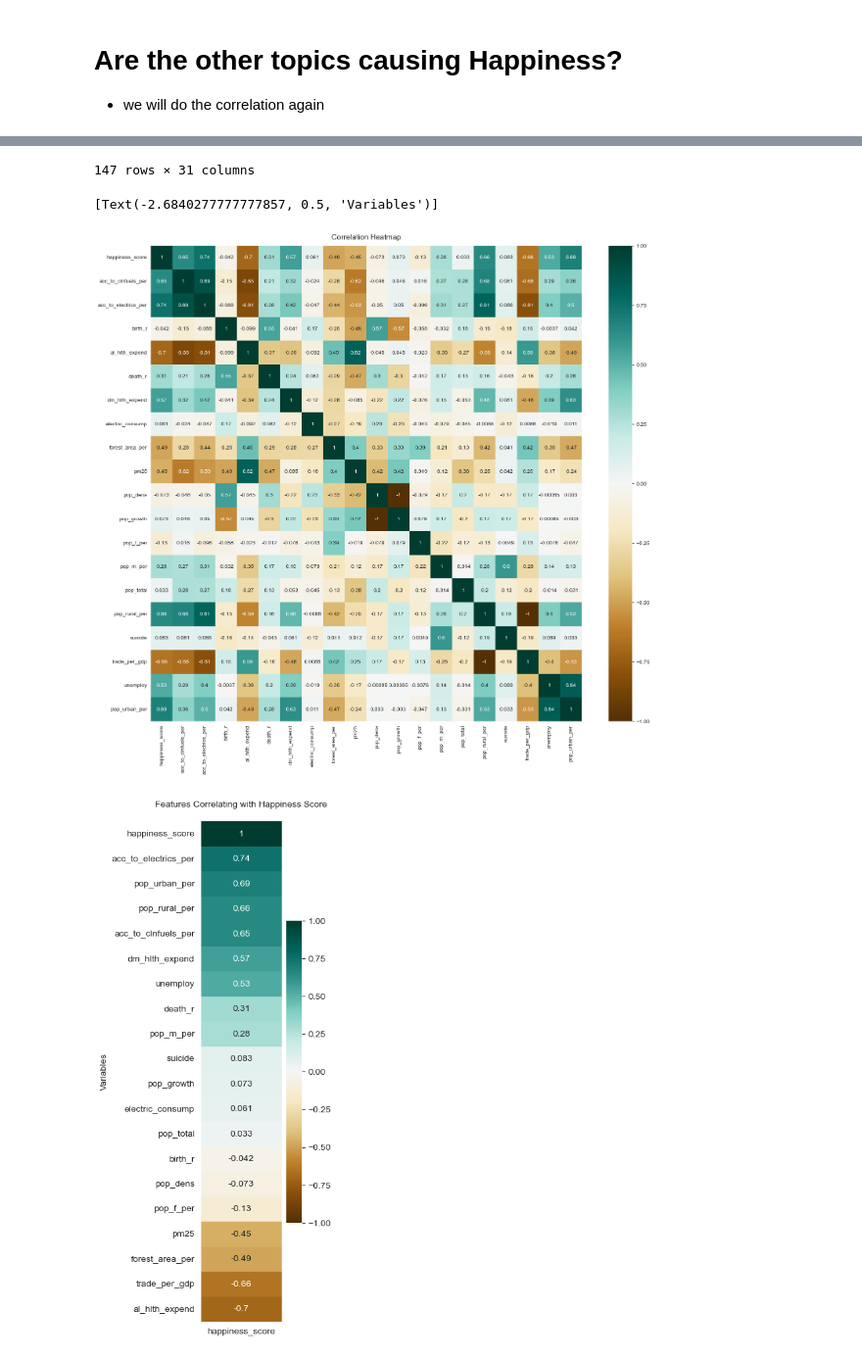
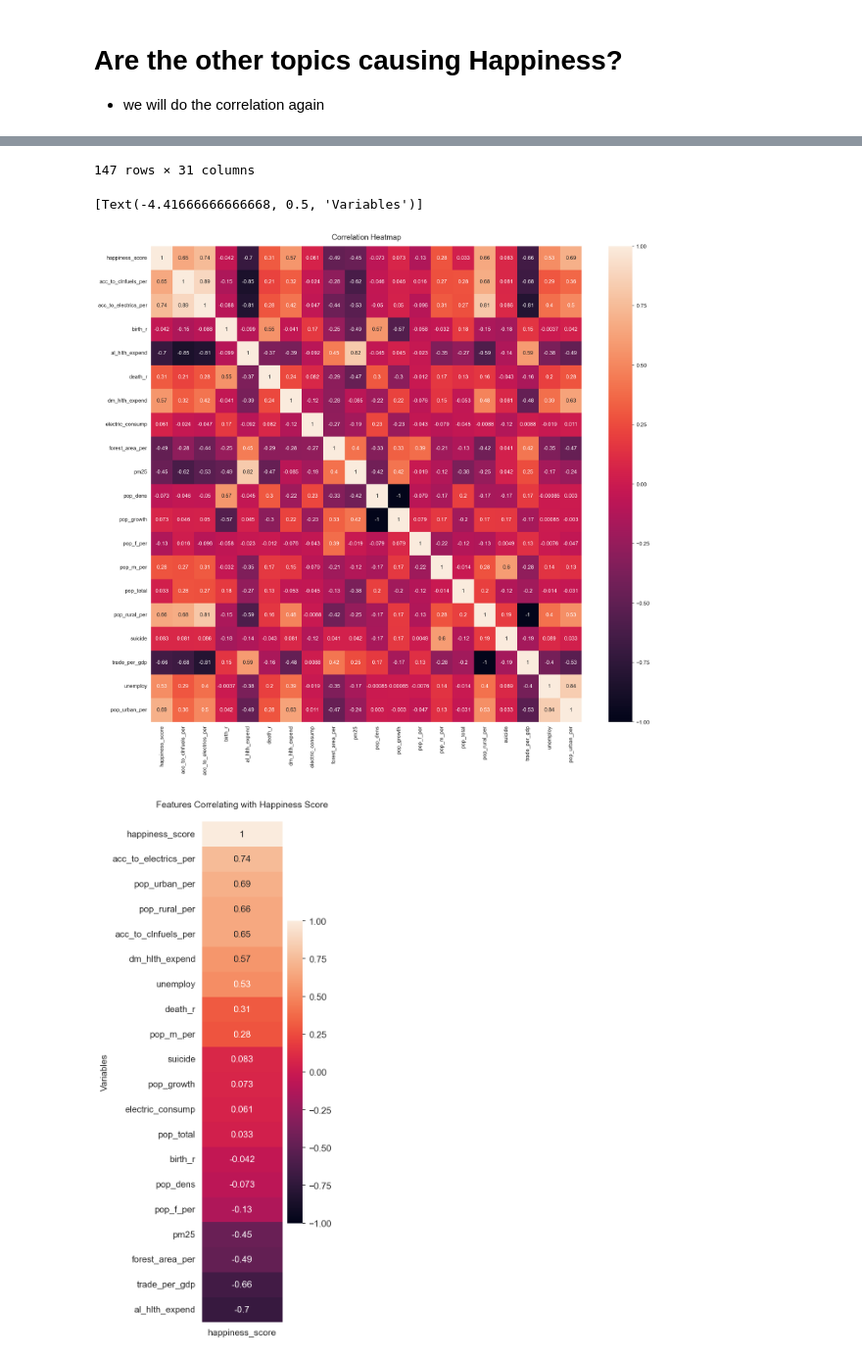
Before and after one commit to HikariJadeEmpire/TH_WLRD_Happiness_Project, a Jupyter notebook: WH_CodeSpace.ipynb, the cells around one changed output, grey strips where cells are left out. Shown at 98% size. Saved outputs shown, nothing was run; the diff lists cells and outputs as text; code cells hidden in the pictures.

```diff
--- a/WH_CodeSpace.ipynb
+++ b/WH_CodeSpace.ipynb
@@ -83,3 +83,16 @@ Data columns (total 12 columns):
  11  conf_in_gov   1873 non-null   float64
 dtypes: float64(10), object(2)
 memory usage: 196.0+ KB
+# %%
+# Check Outliers on each column before grouping
+
+df_ol_1 = df.loc[ :,[ 'social_sup','life_choice','generosity','corruption','pos_aff','neg_aff','conf_in_gov' ] ]
+df_ol_2 = df.loc[ :,[ 'health' ] ]
+df_ol_3 = df.loc[ :,[ 'life_lad','gdp_per_cap' ] ]
+
+plt.style.use('ggplot')
+plt.figure( figsize=(8, 8) )
+ax = plt.gca()
+
+# Plot
+_1 = df_ol_1.plot(kind='box', ax=ax)
@@ -85,0 +113,17 @@ memory usage: 196.0+ KB
+# %%
+df_ol = df
+
+# drop outliers
+
+Q1 = df_ol.iloc[:,2:].quantile(0.25)
+Q3 = df_ol.iloc[:,2:].quantile(0.75)
+IQR = Q3 - Q1
+
+for i,j in enumerate(df_ol):
+    if i > 1 :
+        min_outlier = (Q1[j] - 1.5 * IQR[j]) ; max_outlier = (Q3[j] + 1.5 * IQR[j])
+        df_ol = df_ol.loc[ df_ol[j] >= min_outlier ,:  ]
+        df_ol = df_ol.loc[ df_ol[j] <= max_outlier ,:  ]
+
+print( f" {'-'*6} here is the DATA that clears out outliers {'-'*6} " )
+display(df_ol)
@@ -88,7 +147,7 @@ memory usage: 196.0+ KB
 
 for i,name in enumerate(list(df)):
     if i > 2 :
-        df[name].fillna(df.groupby(['country_name'])[name].transform('median'),inplace=True)
+        df[name].fillna(df_ol.groupby(['country_name'])[name].transform('median'),inplace=True)
 
 df.info()
 # %% [output]
@@ -676,37 +750,37 @@ display(new_df_sum)
 
 # Plot
 
 select = [ 'happiness_score','acc_to_clnfuels_per','acc_to_electrics_per','birth_r','al_hlth_expend','death_r','dm_hlth_expend',
     'electric_consump','forest_area_per','pm25','pop_dens','pop_growth','pop_f_per','pop_m_per','pop_total',
     'pop_rural_per','suicide','trade_per_gdp','unemploy','pop_urban_per']
 
 new_df_sum = new_df_sum.loc[ :,select ]
 
 # heatmap
-plt.figure(figsize=(18, 16))
+plt.figure(figsize=(18, 16), dpi=150 )
 
-heatmap = sns.heatmap(new_df_sum.corr(), vmin=-1, vmax=1, annot=True , cmap='BrBG')
+heatmap = sns.heatmap(new_df_sum.corr(), vmin=-1, vmax=1, annot=True )
 heatmap.set_title('Correlation Heatmap', fontdict={'fontsize':14}, pad=12)
 
 # heatmap separated
-plt.figure(figsize=(2, 10))
-heatmap = sns.heatmap(new_df_sum.corr()[['happiness_score']].sort_values(by='happiness_score', ascending=False), vmin=-1, vmax=1, annot=True, cmap='BrBG')
+plt.figure(figsize=(2, 10), dpi=150 )
+heatmap = sns.heatmap(new_df_sum.corr()[['happiness_score']].sort_values(by='happiness_score', ascending=False), vmin=-1, vmax=1, annot=True )
 heatmap.set_title('Features Correlating with Happiness Score', fontdict={'fontsize':10}, pad=16)
 heatmap.set( ylabel='Variables')
 # %% [output]
 |  | country | happiness_score | life_lad | gdp_per_cap | social_sup | health | life_choice | generosity | ... |
 | 0 | Finland | 7.821 | 7.611299 | 10.753935 | 0.950494 | 70.325358 | 0.941380 | -0.001996 | ... |
 | 1 | Denmark | 7.636 | 7.658959 | 10.887545 | 0.955379 | 70.147000 | 0.942618 | 0.165917 | ... |
 | 2 | Iceland | 7.557 | 7.459697 | 10.878041 | 0.977832 | 71.816666 | 0.930586 | 0.255945 | ... |
 | 3 | Switzerland | 7.512 | 7.528177 | 11.127461 | 0.942772 | 71.978181 | 0.923328 | 0.094757 | ... |
 | 4 | Netherlands | 7.415 | 7.455590 | 10.891656 | 0.931476 | 71.126786 | 0.904320 | 0.273811 | ... |
 | ... | ... | ... | ... | ... | ... | ... | ... | ... | ... |
 | 142 | Rwanda* | 3.268 | NaN | NaN | NaN | NaN | NaN | NaN | ... |
 | 143 | Zimbabwe | 2.995 | 3.837182 | 8.086318 | 0.792329 | 48.448437 | 0.592836 | -0.100058 | ... |
 | 144 | Lebanon | 2.955 | 4.604197 | 9.672203 | 0.735715 | 65.657000 | 0.600895 | -0.011327 | ... |
 | 145 | Afghanistan | 2.404 | 3.505506 | 7.586585 | 0.504086 | 52.353846 | 0.508496 | 0.077007 | ... |
 | 146 | xx | NaN | NaN | NaN | NaN | NaN | NaN | NaN | ... |
 147 rows × 31 columns
-[Text(-2.6840277777777857, 0.5, 'Variables')]
+[Text(-4.41666666666668, 0.5, 'Variables')]
-[figure, old version]
+[figure, new version]
-[figure, old version]
+[figure, new version]
```
Also changed, not shown: parts of 15 cells of this notebook.
